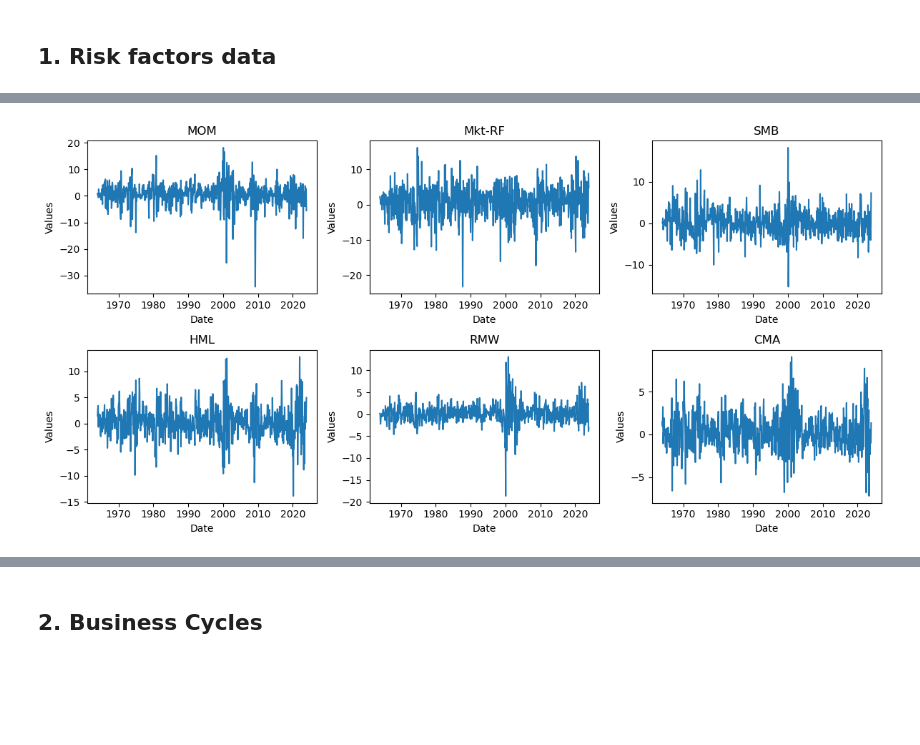
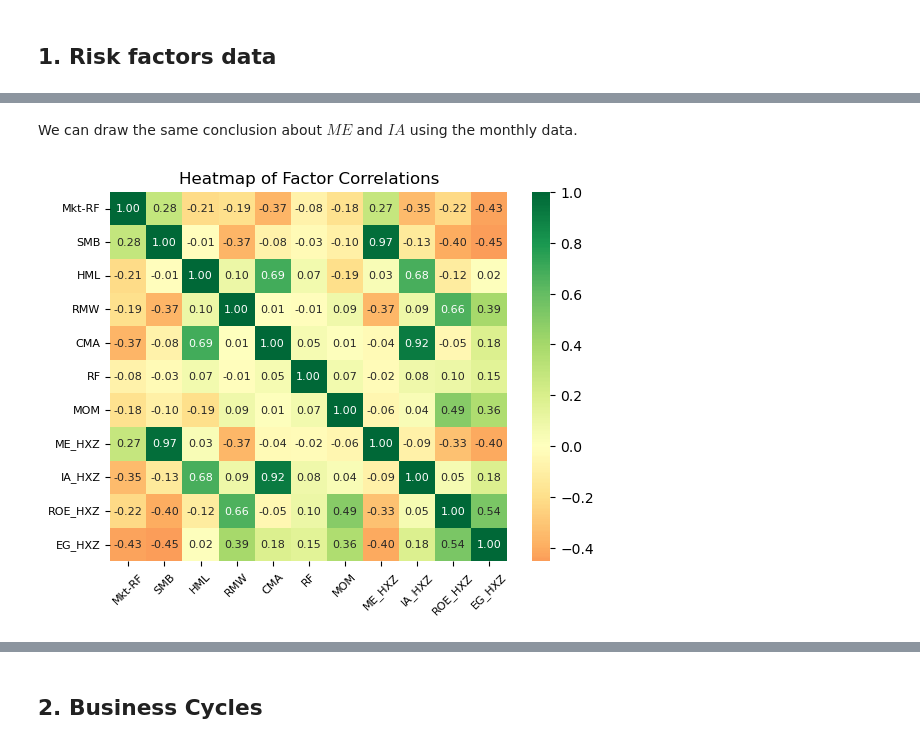
Before and after one commit to patrickwjwang/equity-cycle, a Jupyter notebook: notebooks/equity-cycle-submission-1.ipynb, the cells around one changed output, grey strips where cells are left out. Saved outputs shown, nothing was run; the diff lists cells and outputs as text; code cells hidden in the pictures; blank space fills up the shorter version.

```diff
--- a/notebooks/equity-cycle-submission-1.ipynb
+++ b/notebooks/equity-cycle-submission-1.ipynb
@@ -74,17 +101,44 @@ plt.show()
+# %% [markdown]
+We can draw the same conclusion about $ME$ and $IA$ using the monthly data.
+# %%
+# Merge the two dataframes on the 'Year_Month' column
+combined_monthly_df = pd.merge(ff6_monthly_df, hxz_monthly_df, on='Year_Month', how='inner')
+combined_monthly_df.drop(columns=['RF_HXZ', 'Mkt-RF_HXZ'], inplace=True)
+
+# Create heatmap using combined df
+corr_matrix = combined_monthly_df.corr()
+sns.heatmap(corr_matrix, annot=True, cmap='RdYlGn', center=0, fmt='.2f', annot_kws={'fontsize':8})
+plt.xticks(rotation=45, fontsize=8)
+plt.yticks(fontsize=8)
+plt.title('Heatmap of Factor Correlations')
+# plt.savefig(os.path.join(graph_dir, 'factors_heatmap.png'))
+plt.show()
+# %% [output]
+[figure, added]
 # %%
 # Line chart for ff6 monthly
-ff6_monthly_df['Year_Month'] = pd.to_datetime(ff6_monthly_df['Year_Month'])
-variables = ['MOM', 'Mkt-RF', 'SMB', 'HML', 'RMW', 'CMA']  # excluding 'RF'
+# ff6_monthly_df['Year_Month'] = pd.to_datetime(ff6_monthly_df['Year_Month'])
+# variables = ['MOM', 'Mkt-RF', 'SMB', 'HML', 'RMW', 'CMA']  # excluding 'RF'
+# fig, axs = plt.subplots(2, 3, figsize=(12, 6))
+# axs = axs.flatten()
+# for i, var in enumerate(variables):
+#     axs[i].plot(ff6_monthly_df['Year_Month'], ff6_monthly_df[var])
+#     axs[i].set_title(var)
+#     axs[i].set_xlabel('Date')
+#     axs[i].set_ylabel('Values')
+# plt.tight_layout()
+# plt.show()
 
-# Create a 2x3 subplo6
-fig, axs = plt.subplots(2, 3, figsize=(12, 6))
-axs = axs.flatten()
-for i, var in enumerate(variables):
-    axs[i].plot(ff6_monthly_df['Year_Month'], ff6_monthly_df[var])
-    axs[i].set_title(var)
-    axs[i].set_xlabel('Date')
-    axs[i].set_ylabel('Values')
-plt.tight_layout()
-plt.show()
+# hxz_monthly_df['Year_Month'] = pd.to_datetime(hxz_monthly_df['Year_Month'])
+# variables = ['RF_HXZ', 'Mkt-RF_HXZ', 'ME_HXZ', 'IA_HXZ', 'ROE_HXZ', 'EG_HXZ']
+
+# # Create a 2x3 subplot
+# fig, axs = plt.subplots(2, 3, figsize=(12, 6))
+# axs = axs.flatten()
+# for i, var in enumerate(variables):
+#     axs[i].plot(hxz_monthly_df['Year_Month'], hxz_monthly_df[var])
+#     axs[i].set_title(var)
+#     axs[i].set_xlabel('Date')
+#     axs[i].set_ylabel('Values')
+# plt.tight_layout()
+# plt.show()
-# %% [output]
-[figure, removed]
```
Also changed, not shown: parts of 9 cells of this notebook, 14 other files.
